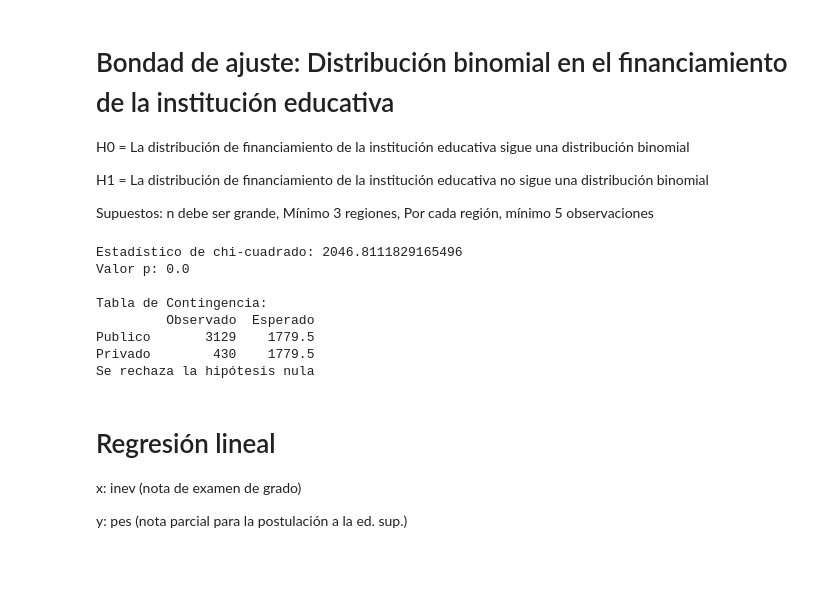
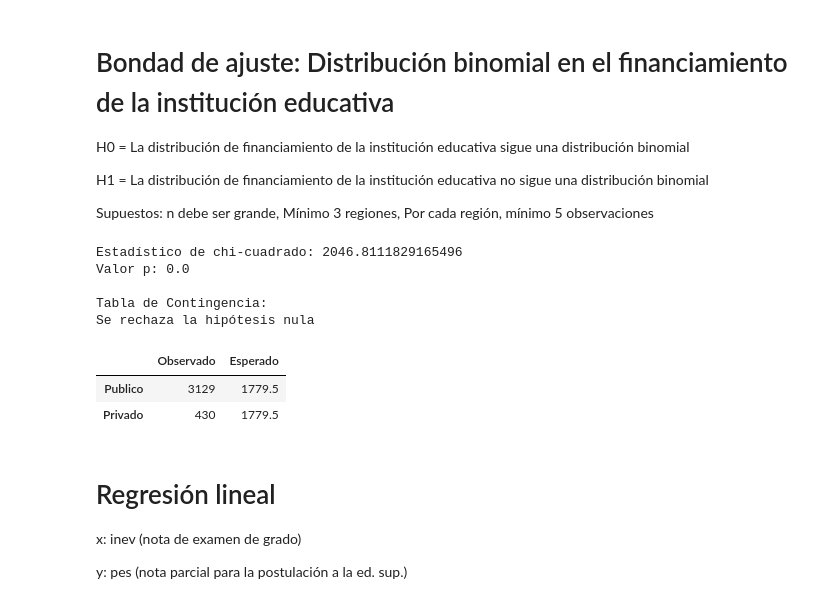
Before and after one commit to BryanEstrada003/Project-2p---Statistics, a Jupyter notebook: analysis.ipynb, the cells around one changed output. Cells and saved outputs as stored; diff of their text form; code cells hidden in the pictures; blank space fills up the shorter version.

```diff
--- a/analysis.ipynb
+++ b/analysis.ipynb
@@ -508,37 +508,39 @@ expected_counts = pd.Series({
 chi2_stat, p_value = chisquare(observed_counts, f_exp=expected_counts)
 
 # Imprimir los resultados
 print("Estadístico de chi-cuadrado:", chi2_stat)
 print("Valor p:", p_value)
 
 # Crear un DataFrame para la tabla de contingencia
 contingency_table = pd.DataFrame({
     'Observado': observed_counts,
     'Esperado': expected_counts
 })
 
 # Imprimir la tabla de contingencia
 print("\nTabla de Contingencia:")
-print(contingency_table)
+
 
 
 # Nivel de significancia
 alpha = 0.05
 
 # Imprimir la decisión basada en el valor p
 if p_value < alpha:
     print("Se rechaza la hipótesis nula")
 else:
     print("No se rechaza la hipótesis nula")
+
+contingency_table
 # %% [output]
 Estadístico de chi-cuadrado: 2046.8111829165496
 Valor p: 0.0
 
 Tabla de Contingencia:
-         Observado  Esperado
-Publico       3129    1779.5
-Privado        430    1779.5
 Se rechaza la hipótesis nula
+|  | Observado | Esperado |
+| Publico | 3129 | 1779.5 |
+| Privado | 430 | 1779.5 |
 # %% [markdown]
 # Regresión lineal
 
```
